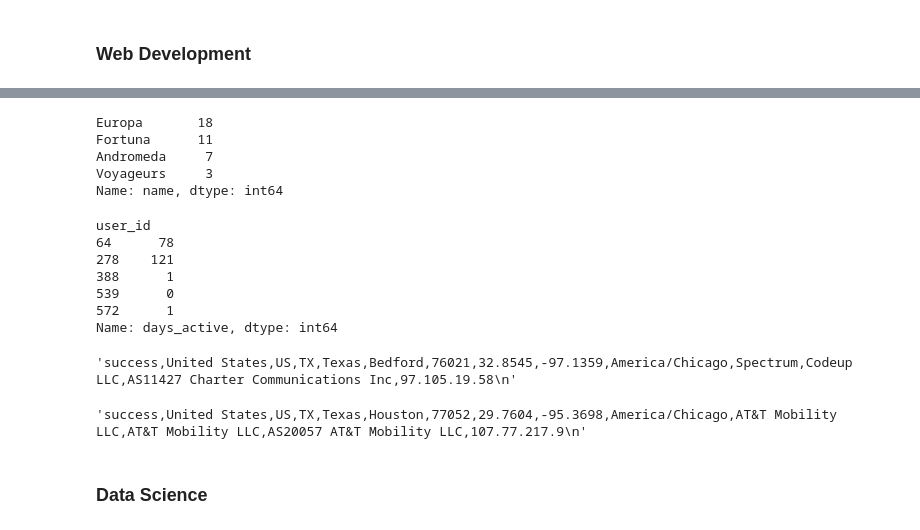
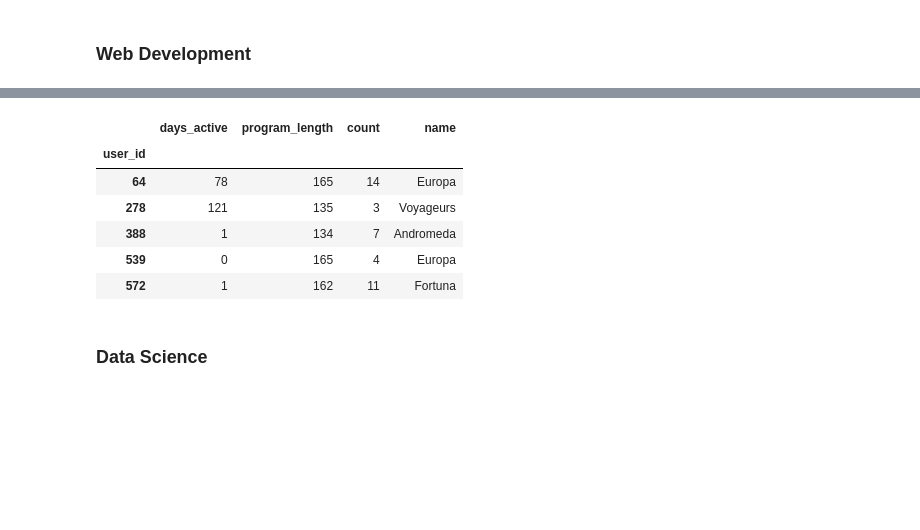
Before and after one commit to Brandon-Martinez27/anomaly_detection_project, a Jupyter notebook: curriculum_access_logs_workbook.ipynb, the cells around one changed output, grey strips where cells are left out. Cells and saved outputs as stored; diff of their text form; code cells hidden in the pictures; blank space fills up the shorter version.

Commit message:
finalized notebook with summaries or dataframe to respond to questions

```diff
--- a/curriculum_access_logs_workbook.ipynb
+++ b/curriculum_access_logs_workbook.ipynb
@@ -60,9 +60,9 @@ df['days_active'] = (df.index - df.start_date).dt.days
 # %%
 # adds column to show how long the programs lasts in days
-df['program_length_days'] = (df.end_date - df.start_date).dt.days
+#df['program_length'] = (df.end_date - df.start_date).dt.days
 # %%
 # adds column to show how days user accessed the curriculum after graduating
-df['post_access'] = (df.index - df.end_date).dt.days
+#df['post_access'] = (df.index - df.end_date).dt.days
 # %% [markdown]
 Summarize `df` & `no_id`
 # %%
@@ -342,4 +342,4 @@ active_access_ds = ds.loc[(ds.index >= ds.start_date) & (ds.index <= ds.end_date
 # %%
 # groups active web dev users by id and aggregates by page count and sorts them from lowest page count
 low_access_wd = active_access_wd.groupby('user_id').size().sort_values().head()
-low_access_wd
+low_access_wd = pd.DataFrame(low_access_wd, columns=['count'])
@@ -366,39 +349,26 @@ Name: ip, dtype: int64
-# %%
-# the cohorts they belonged to
-active_obs_wd.name.value_counts()
-# %% [output]
-Europa       18
-Fortuna      11
-Andromeda     7
-Voyageurs     3
-Name: name, dtype: int64
+# %%
+# gets a df of the cohort name of each user
+cohort_name_wd = pd.DataFrame(active_obs_wd.groupby('user_id').name.value_counts())\
+    .rename(columns={'name':'count'}).reset_index(level=['name']).drop(columns=['count'])
 # %%
 # shows how many days the user has been active based on latest access
-active_obs_wd.groupby('user_id').days_active.max()
+# active_obs_wd.groupby('user_id').days_active.max()
-# %% [output]
-user_id
-64      78
-278    121
-388      1
-539      0
-572      1
-Name: days_active, dtype: int64
-# %%
-# ip: 97.105.19.58
-url = 'http://ip-api.com/csv/97.105.19.58'
-response = requests.get(url)
-location = response.text
-location
-# %% [output]
-'success,United States,US,TX,Texas,Bedford,76021,32.8545,-97.1359,America/Chicago,Spectrum,Codeup LLC,AS11427 Charter Communications Inc,97.105.19.58\n'
-# %%
-# ip: 107.77.217.9
-url = 'http://ip-api.com/csv/107.77.217.9'
-response = requests.get(url)
-location = response.text
-location
-# %% [output]
-'success,United States,US,TX,Texas,Houston,77052,29.7604,-95.3698,America/Chicago,AT&T Mobility LLC,AT&T Mobility LLC,AS20057 AT&T Mobility LLC,107.77.217.9\n'
+# %%
+# shows how many days the user has been active during their program,
+# program length in days, and total pages viewed(count).
+# and name of the cohort they belong to
+pd.DataFrame(active_obs_wd.groupby('user_id').days_active.max())\
+        .merge(active_obs_wd.groupby('user_id').program_length.max(), on='user_id')\
+        .merge(low_access_wd, on='user_id')\
+        .merge(cohort_name_wd, on='user_id')
+# %% [output]
+|  | days_active | program_length | count | name |
+| user_id |  |  |  |  |
+| 64 | 78 | 165 | 14 | Europa |
+| 278 | 121 | 135 | 3 | Voyageurs |
+| 388 | 1 | 134 | 7 | Andromeda |
+| 539 | 0 | 165 | 4 | Europa |
+| 572 | 1 | 162 | 11 | Fortuna |
 # %% [markdown]
 ### Data Science
 # %%
```
Also changed, not shown: parts of 24 cells of this notebook, 1 other file.
